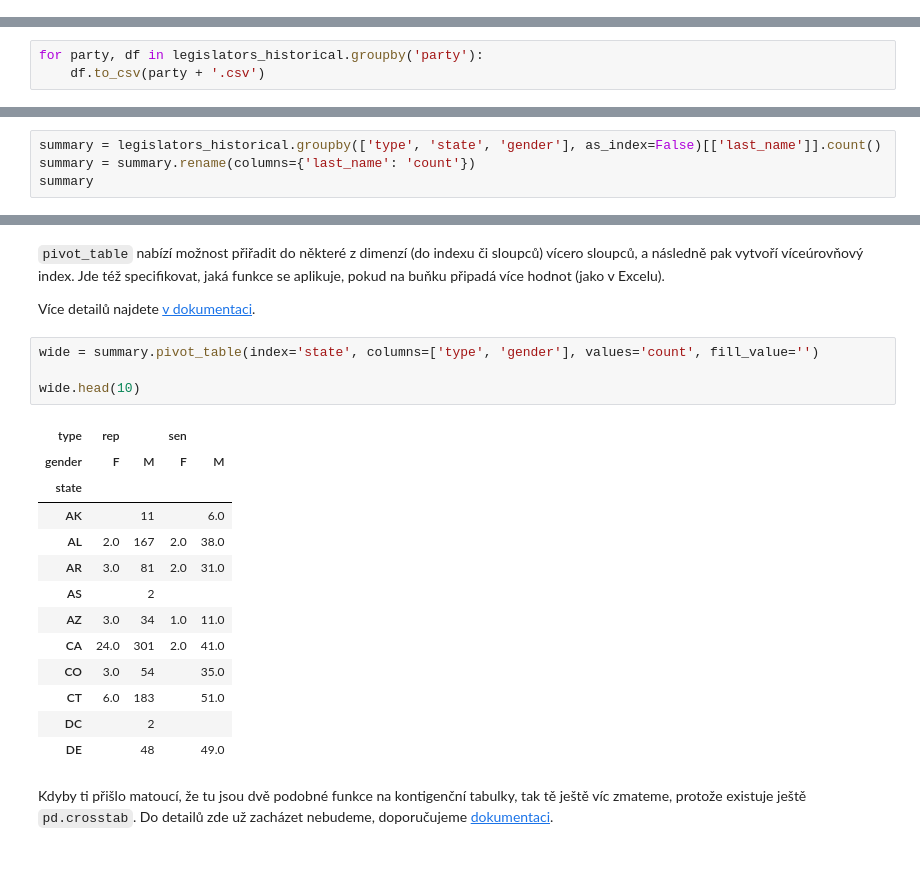
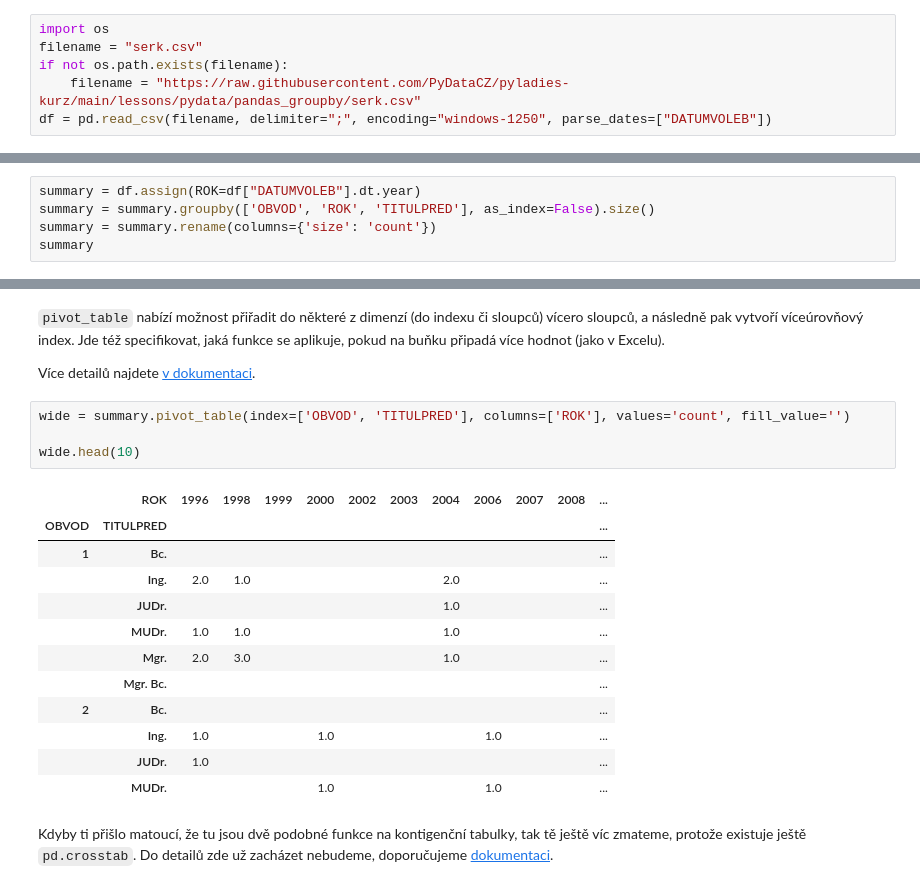
Before and after one commit to PyDataCZ/pyladies-kurz, a Jupyter notebook: lessons/pydata/pandas_groupby/index.ipynb, the cells around one changed output, grey strips where cells are left out. Drawn from its saved outputs; the diff is of its cells as text; blank space fills up the shorter version.

```diff
--- a/lessons/pydata/pandas_groupby/index.ipynb
+++ b/lessons/pydata/pandas_groupby/index.ipynb
@@ -44,0 +18,6 @@ legislators_historical
+# %%
+import os
+filename = "serk.csv"
+if not os.path.exists(filename):
+    filename = "https://raw.githubusercontent.com/PyDataCZ/pyladies-kurz/main/lessons/pydata/pandas_groupby/serk.csv"
+df = pd.read_csv(filename, delimiter=";", encoding="windows-1250", parse_dates=["DATUMVOLEB"])
@@ -250,5 +186,2 @@ next(iter(groups)) # timhle ziskame prvni element pri iteraci (for cyklu)
 # %% [markdown]
 K čemu nám to může být? Při agregaci se data drasticky zjednodušují a nemusíme si vždy být jisti, že naše agregace jsou napsané správně. Pomocí iterace nad skupinami si můžeme zobrazit všechna data před agregací.
-# %%
-for party, df in legislators_historical.groupby('party'):
-    df.to_csv(party + '.csv')
@@ -604,7 +551,8 @@ Omezením metody `pivot` je to, že umí jen otáčet DataFrame, ale pokud někt
 
 Na komplexnější agregace tu je podobně pojmenovaný `pivot_table`.
 # %%
-summary = legislators_historical.groupby(['type', 'state', 'gender'], as_index=False)[['last_name']].count()
-summary = summary.rename(columns={'last_name': 'count'})
+summary = df.assign(ROK=df["DATUMVOLEB"].dt.year)
+summary = summary.groupby(['OBVOD', 'ROK', 'TITULPRED'], as_index=False).size()
+summary = summary.rename(columns={'size': 'count'})
 summary
 # %% [output]
@@ -626,23 +574,22 @@ summary
 
 Více detailů najdete [v dokumentaci](https://pandas.pydata.org/pandas-docs/stable/reference/api/pandas.pivot_table.html).
 # %%
-wide = summary.pivot_table(index='state', columns=['type', 'gender'], values='count', fill_value='')
+wide = summary.pivot_table(index=['OBVOD', 'TITULPRED'], columns=['ROK'], values='count', fill_value='')
 
 wide.head(10)
 # %% [output]
-| type | rep |  | sen |  |
-| gender | F | M | F | M |
-| state |  |  |  |  |
-| AK |  | 11 |  | 6.0 |
-| AL | 2.0 | 167 | 2.0 | 38.0 |
-| AR | 3.0 | 81 | 2.0 | 31.0 |
-| AS |  | 2 |  |  |
-| AZ | 3.0 | 34 | 1.0 | 11.0 |
-| CA | 24.0 | 301 | 2.0 | 41.0 |
-| CO | 3.0 | 54 |  | 35.0 |
-| CT | 6.0 | 183 |  | 51.0 |
-| DC |  | 2 |  |  |
-| DE |  | 48 |  | 49.0 |
+|  | ROK | 1996 | 1998 | 1999 | 2000 | 2002 | 2003 | 2004 | 2006 | 2007 | 2008 | ... |
+| OBVOD | TITULPRED |  |  |  |  |  |  |  |  |  |  | ... |
+| 1 | Bc. |  |  |  |  |  |  |  |  |  |  | ... |
+|  | Ing. | 2.0 | 1.0 |  |  |  |  | 2.0 |  |  |  | ... |
+|  | JUDr. |  |  |  |  |  |  | 1.0 |  |  |  | ... |
+|  | MUDr. | 1.0 | 1.0 |  |  |  |  | 1.0 |  |  |  | ... |
+|  | Mgr. | 2.0 | 3.0 |  |  |  |  | 1.0 |  |  |  | ... |
+|  | Mgr. Bc. |  |  |  |  |  |  |  |  |  |  | ... |
+| 2 | Bc. |  |  |  |  |  |  |  |  |  |  | ... |
+|  | Ing. | 1.0 |  |  | 1.0 |  |  |  | 1.0 |  |  | ... |
+|  | JUDr. | 1.0 |  |  |  |  |  |  |  |  |  | ... |
+|  | MUDr. |  |  |  | 1.0 |  |  |  | 1.0 |  |  | ... |
 # %% [markdown]
 Kdyby ti přišlo matoucí, že tu jsou dvě podobné funkce na kontigenční tabulky, tak tě ještě víc zmateme, protože existuje ještě `pd.crosstab`. Do detailů zde už zacházet nebudeme, doporučujeme [dokumentaci](https://pandas.pydata.org/pandas-docs/stable/reference/api/pandas.crosstab.html).
 # %% [markdown]
```
Also changed, not shown: parts of 80 cells of this notebook, 2 other files.
